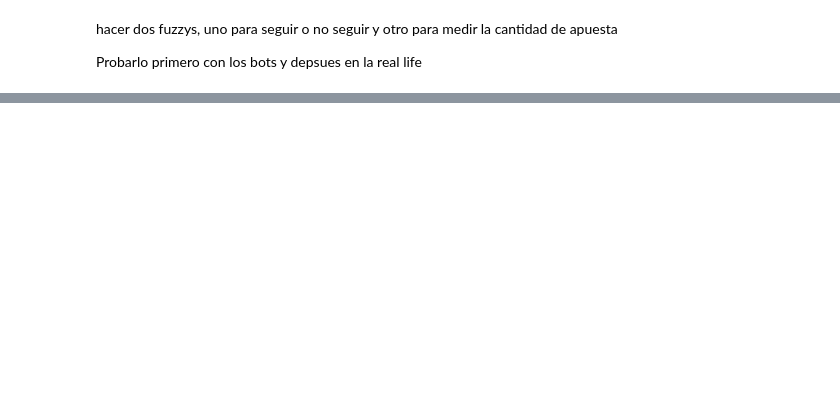
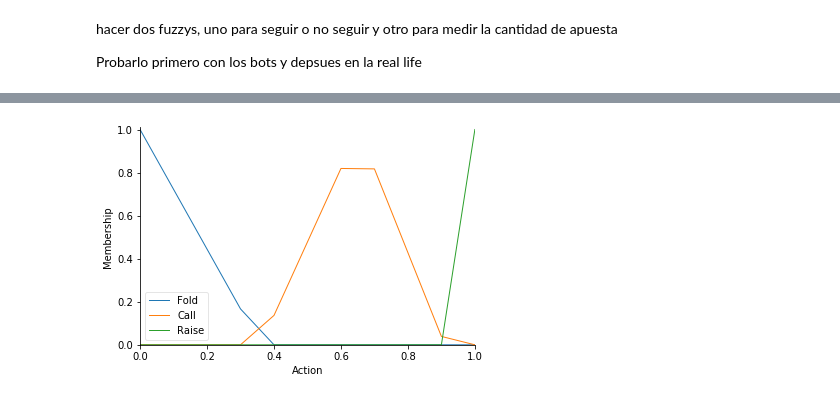
Before and after one commit to Joagai23/SistemasInteligentesPokerBot, a Jupyter notebook: Poker.ipynb, the cells around one changed output, grey strips where cells are left out. Drawn from its saved outputs; the diff is of its cells as text; code cells hidden in the pictures; blank space fills up the shorter version.

```diff
--- a/Poker.ipynb
+++ b/Poker.ipynb
@@ -217,0 +222,7 @@ rounds.view()
+# %%
+act['Fold'] = fuzz.trimf(act.universe, [0, 0, 0.36])
+act['Call'] = fuzz.trimf(act.universe, [0.36, 0.653, 0.91])
+act['Raise'] = fuzz.trimf(act.universe, [0.91, 1, 1])
+act.view()
+# %% [output]
+[figure, added]
```
Also changed, not shown: parts of 33 cells of this notebook.
